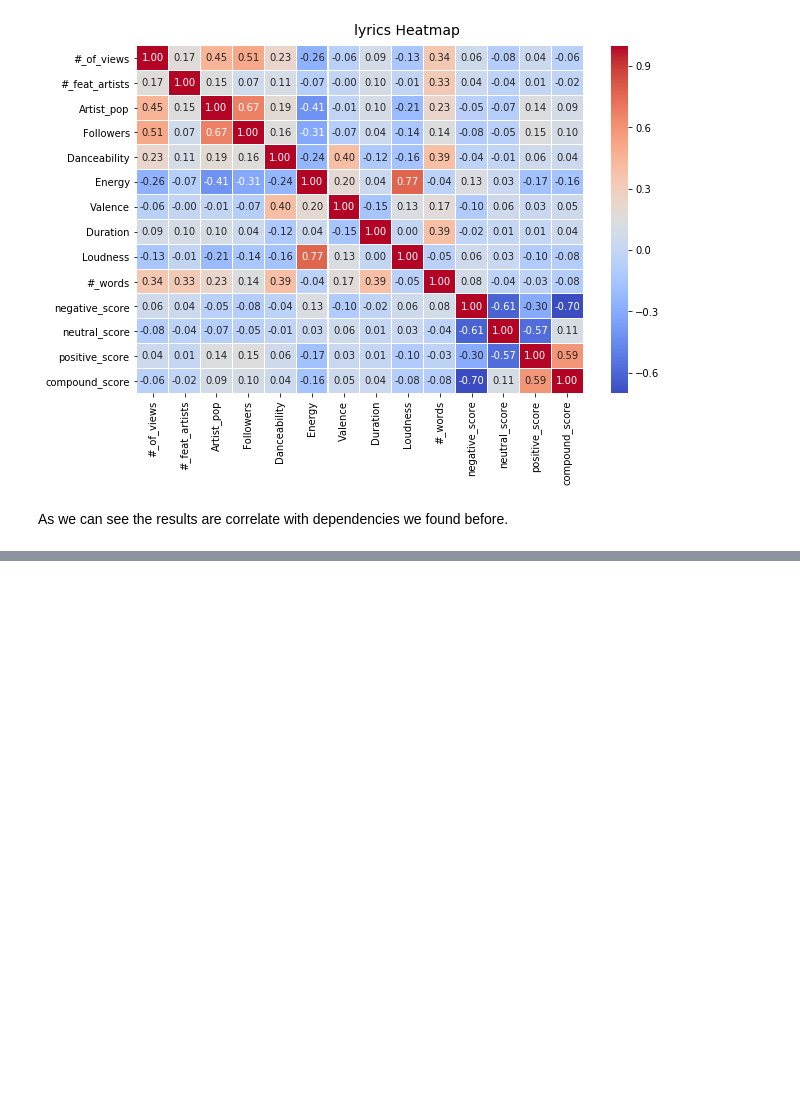
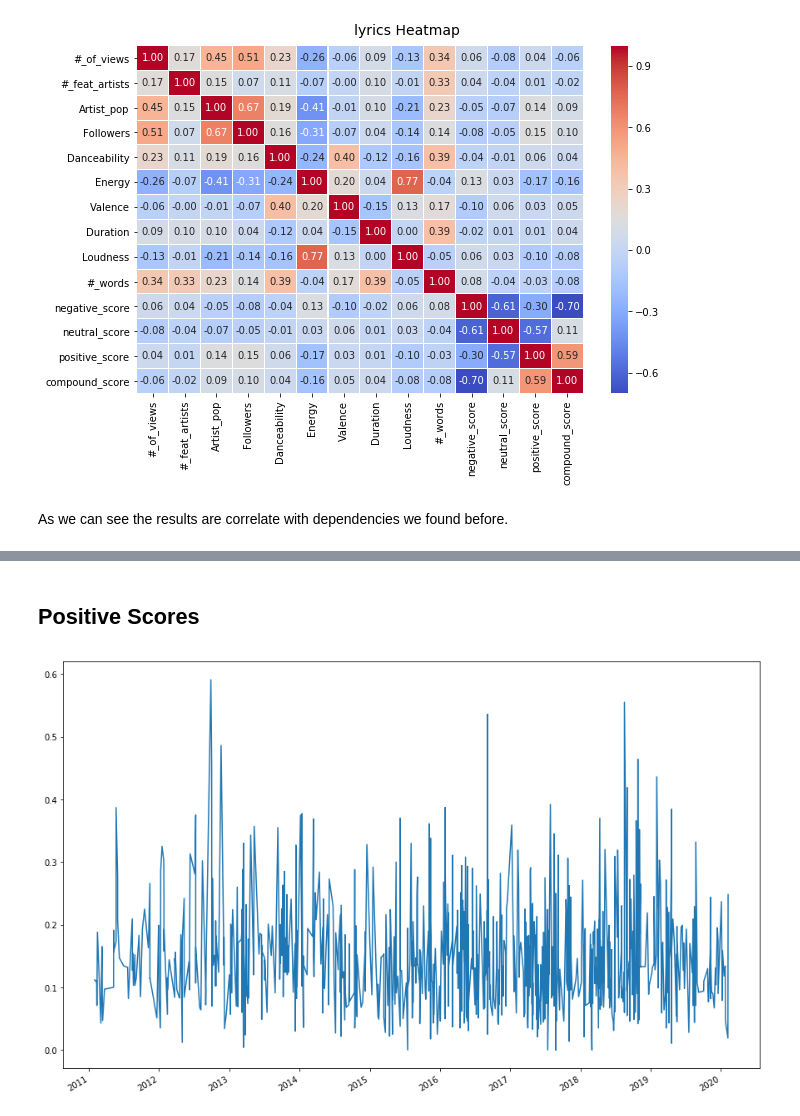
Before and after one commit to ccamp032/Music-Mood-Analysis, a Jupyter notebook: Phase_2_data_analysis/LyricDataset_Fin.ipynb, the cells around one changed output, grey strips where cells are left out. Saved outputs shown, nothing was run; the diff lists cells and outputs as text; code cells hidden in the pictures; blank space fills up the shorter version.

```diff
--- a/Phase_2_data_analysis/LyricDataset_Fin.ipynb
+++ b/Phase_2_data_analysis/LyricDataset_Fin.ipynb
@@ -495,0 +534,20 @@ As we can see the results are correlate with dependencies we found before.
+# %%
+after_2010_df = altered_df[altered_df['Date'].dt.year > 2010]
+# %%
+dates = after_2010_df['Date'].tolist()
+pos_score = after_2010_df['positive_score'].tolist()
+neg_score = after_2010_df['negative_score'].tolist()
+dance = after_2010_df['Danceability'].tolist()
+valence = after_2010_df['Valence'].tolist()
+energy = after_2010_df['Energy'].tolist()
+words = after_2010_df['#_words'].tolist()
+# %% [markdown]
+## Positive Scores
+# %%
+plt.figure(figsize=(15,10))
+plt.plot(dates,pos_score)
+
+plt.gcf().autofmt_xdate()
+plt.show()
+# %% [output]
+[figure, added]
```
Also changed, not shown: parts of 31 cells of this notebook.
